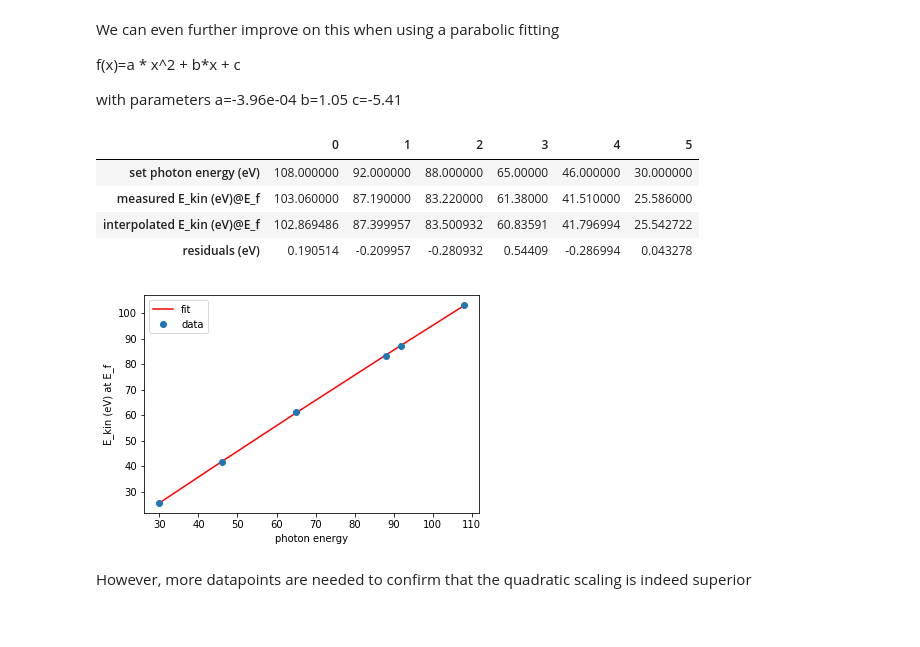
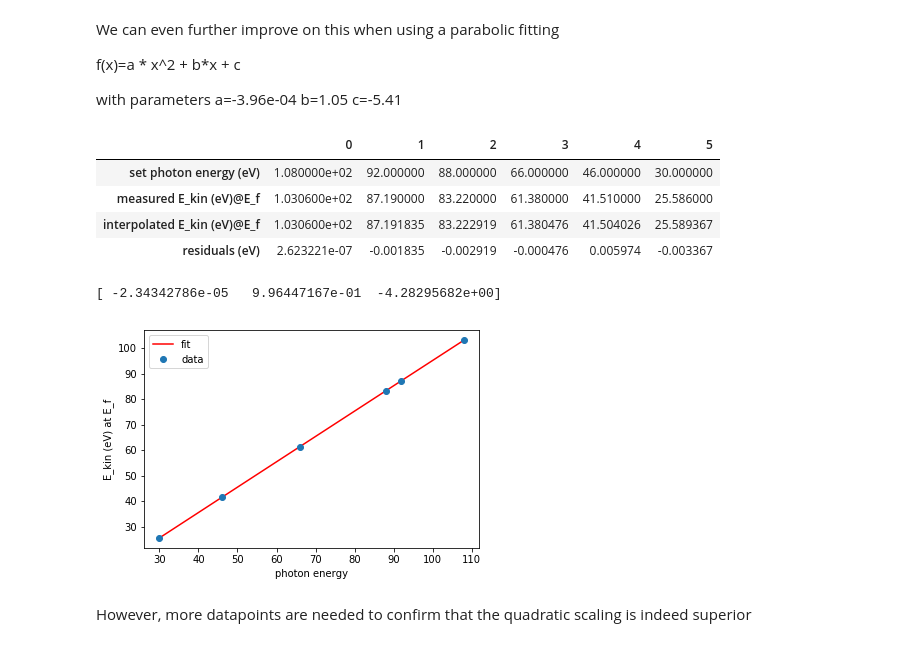
Before and after one commit to nschroet/Niels-jupyter-notebooks, a Jupyter notebook: i05 hv_scan center_energy step.ipynb, the cells around one changed output. Cells and saved outputs as stored; diff of their text form; code cells hidden in the pictures.

```diff
--- a/i05 hv_scan center_energy step.ipynb
+++ b/i05 hv_scan center_energy step.ipynb
@@ -20,7 +18,7 @@ import pandas as pd
 import matplotlib.pyplot as plt
 from scipy.optimize import curve_fit
 from IPython.display import HTML, display
-photon_energy = np.array([108,92,88,65,46,30])
+photon_energy = np.array([108,92,88,66,46,30])
 Ekin_at_Ef = np.array([103.06,87.19,83.22,61.38,41.51,25.586])
 table_array=np.stack((photon_energy,Ekin_at_Ef))
 header=['set photon energy (eV)','measured E_kin(eV)@E_f']
@@ -86,28 +88,30 @@ a=-3.96e-04   b=1.05  c=-5.41
 # %%
 def parabolic_func(x, a, b, c):
     return a * x**2 + b*x + c
-popt3, pcov = curve_fit(parabolic_func, photon_energy, Ekin_at_Ef);
+sig=[0.01, 1, 1, 1, 1, 1];
+popt3, pcov = curve_fit(parabolic_func, photon_energy, Ekin_at_Ef,sigma=sig);
 plt.plot(photon_energy, parabolic_func(photon_energy, *popt3), 'r-', label='fit');
 
 interpolated_Ef=parabolic_func(photon_energy,*popt3);
 residuals=Ekin_at_Ef-interpolated_Ef;
 table_array=np.stack((photon_energy,Ekin_at_Ef,interpolated_Ef,residuals))
 header=['set photon energy (eV)','measured E_kin (eV)@E_f','interpolated E_kin (eV)@E_f','residuals (eV)']
 df = pd.DataFrame(table_array, index=header)
 html = df.to_html()
 display(HTML(html))
-
+print(popt3)
 
 plt.plot(photon_energy, Ekin_at_Ef,'o', label='data');
 plt.xlabel('photon energy');
 plt.ylabel('E_kin (eV) at E_f');
 plt.legend();
 # %% [output]
 |  | 0 | 1 | 2 | 3 | 4 | 5 |
-| set photon energy (eV) | 108.000000 | 92.000000 | 88.000000 | 65.00000 | 46.000000 | 30.000000 |
-| measured E_kin (eV)@E_f | 103.060000 | 87.190000 | 83.220000 | 61.38000 | 41.510000 | 25.586000 |
-| interpolated E_kin (eV)@E_f | 102.869486 | 87.399957 | 83.500932 | 60.83591 | 41.796994 | 25.542722 |
-| residuals (eV) | 0.190514 | -0.209957 | -0.280932 | 0.54409 | -0.286994 | 0.043278 |
+| set photon energy (eV) | 1.080000e+02 | 92.000000 | 88.000000 | 66.000000 | 46.000000 | 30.000000 |
+| measured E_kin (eV)@E_f | 1.030600e+02 | 87.190000 | 83.220000 | 61.380000 | 41.510000 | 25.586000 |
+| interpolated E_kin (eV)@E_f | 1.030600e+02 | 87.191835 | 83.222919 | 61.380476 | 41.504026 | 25.589367 |
+| residuals (eV) | 2.623221e-07 | -0.001835 | -0.002919 | -0.000476 | 0.005974 | -0.003367 |
+[ -2.34342786e-05   9.96447167e-01  -4.28295682e+00]
-[figure, old version]
+[figure, new version]
 # %% [markdown]
 However, more datapoints are needed to confirm that the quadratic scaling is indeed superior
```
Also changed, not shown: parts of 3 cells of this notebook.
